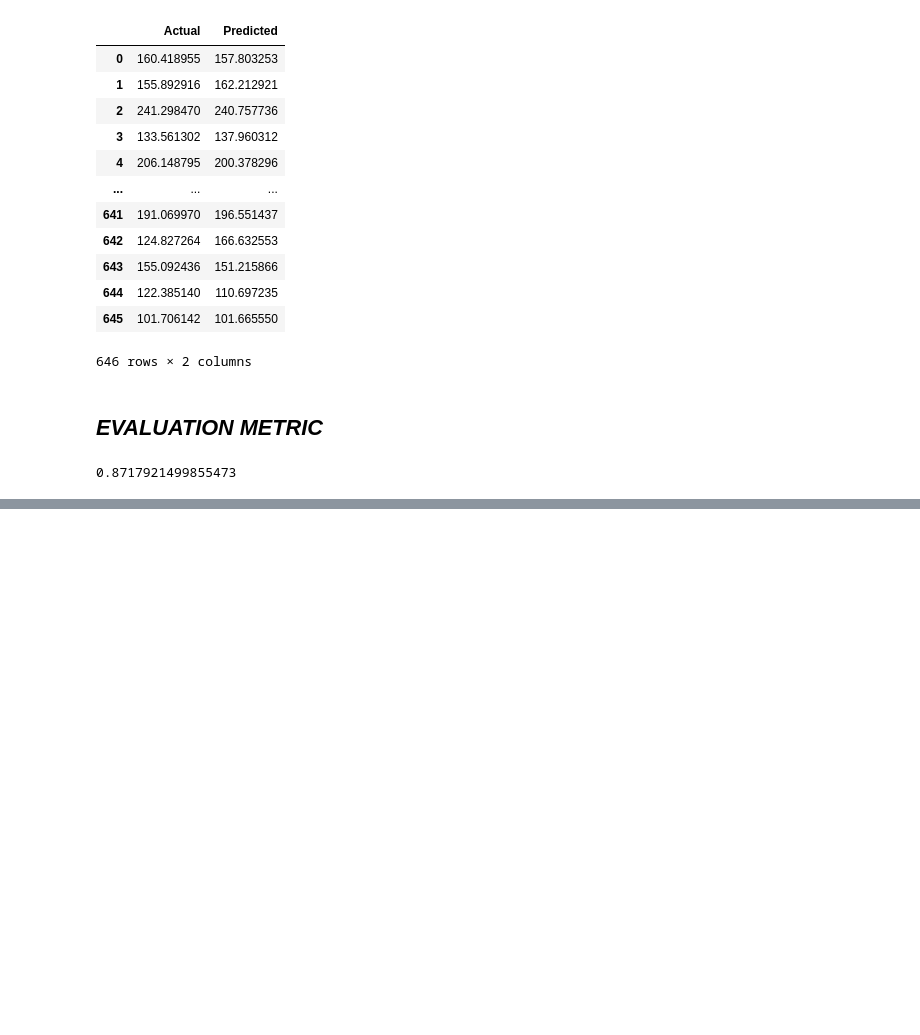
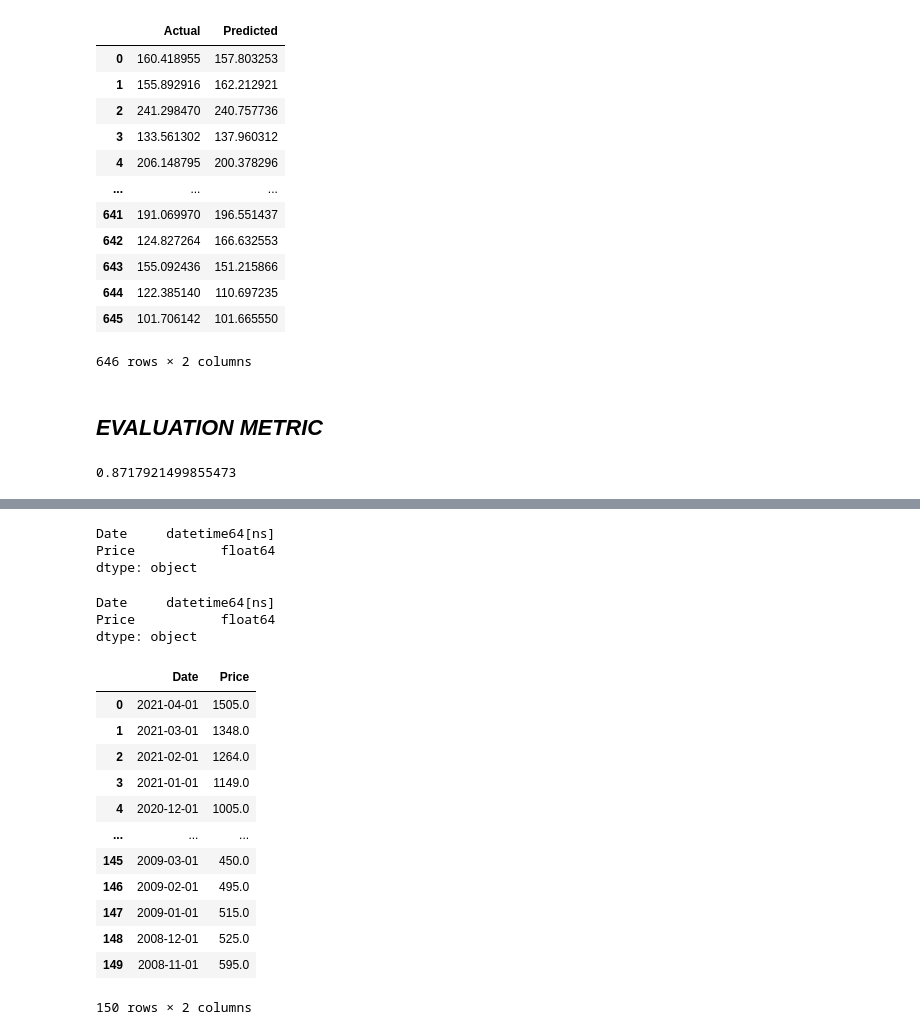
Before and after one commit to JayabharathiRavi/HOME_LLC, a Jupyter notebook: Home_LLC.ipynb, the cells around one changed output, grey strips where cells are left out. Drawn from its saved outputs; the diff is of its cells as text; code cells hidden in the pictures; blank space fills up the shorter version.

```diff
--- a/Home_LLC.ipynb
+++ b/Home_LLC.ipynb
@@ -496,0 +496,2 @@ print(metrics.r2_score(xgb.predict(X_test),y_test))
+# %%
+df_steel=pd.read_excel('/content/steel.xlsx')
@@ -496,0 +507,30 @@ print(metrics.r2_score(xgb.predict(X_test),y_test))
+# %%
+df_steel.dtypes
+# %% [output]
+Date     datetime64[ns]
+Price           float64
+dtype: object
+# %%
+df_steel["Date"] = df_steel["Date"].astype('datetime64[ns]')
+print(df_steel.dtypes)
+# %% [output]
+Date     datetime64[ns]
+Price           float64
+dtype: object
+# %%
+df_steel["Price"] = df_steel["Price"].astype(float)
+df_steel
+# %% [output]
+|  | Date | Price |
+| 0 | 2021-04-01 | 1505.0 |
+| 1 | 2021-03-01 | 1348.0 |
+| 2 | 2021-02-01 | 1264.0 |
+| 3 | 2021-01-01 | 1149.0 |
+| 4 | 2020-12-01 | 1005.0 |
+| ... | ... | ... |
+| 145 | 2009-03-01 | 450.0 |
+| 146 | 2009-02-01 | 495.0 |
+| 147 | 2009-01-01 | 515.0 |
+| 148 | 2008-12-01 | 525.0 |
+| 149 | 2008-11-01 | 595.0 |
+150 rows × 2 columns
```
Also changed, not shown: parts of 8 cells of this notebook.
